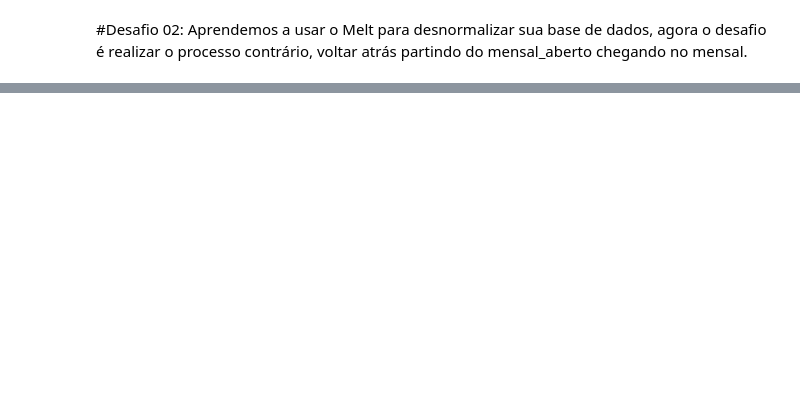
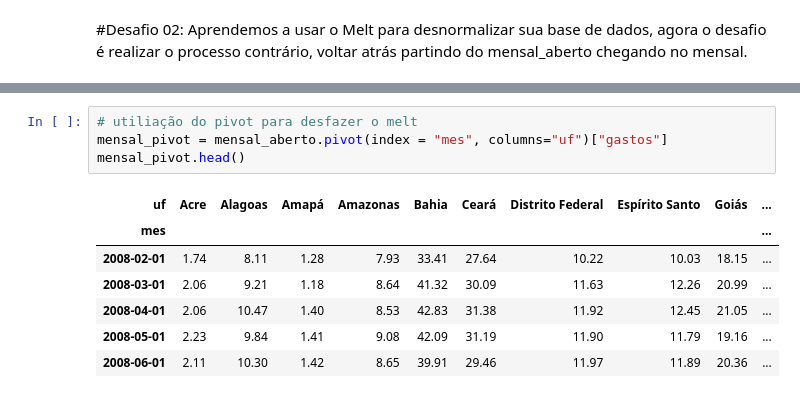
Before and after one commit to laugustovieira/BootCamp---Data-Science, a Jupyter notebook: Desafios_Modulo2_Aula4.ipynb, the cells around one changed output, grey strips where cells are left out. Saved outputs shown, nothing was run; the diff lists cells and outputs as text; blank space fills up the shorter version.

```diff
--- a/Desafios_Modulo2_Aula4.ipynb
+++ b/Desafios_Modulo2_Aula4.ipynb
@@ -143,0 +157,12 @@ print(data_atual)
+# %%
+# utiliação do pivot para desfazer o melt
+mensal_pivot = mensal_aberto.pivot(index = "mes", columns="uf")["gastos"]
+mensal_pivot.head()
+# %% [output]
+| uf | Acre | Alagoas | Amapá | Amazonas | Bahia | Ceará | Distrito Federal | Espírito Santo | Goiás | ... |
+| mes |  |  |  |  |  |  |  |  |  | ... |
+| 2008-02-01 | 1.74 | 8.11 | 1.28 | 7.93 | 33.41 | 27.64 | 10.22 | 10.03 | 18.15 | ... |
+| 2008-03-01 | 2.06 | 9.21 | 1.18 | 8.64 | 41.32 | 30.09 | 11.63 | 12.26 | 20.99 | ... |
+| 2008-04-01 | 2.06 | 10.47 | 1.40 | 8.53 | 42.83 | 31.38 | 11.92 | 12.45 | 21.05 | ... |
+| 2008-05-01 | 2.23 | 9.84 | 1.41 | 9.08 | 42.09 | 31.19 | 11.90 | 11.79 | 19.16 | ... |
+| 2008-06-01 | 2.11 | 10.30 | 1.42 | 8.65 | 39.91 | 29.46 | 11.97 | 11.89 | 20.36 | ... |
```
Also changed, not shown: parts of 8 cells of this notebook.
